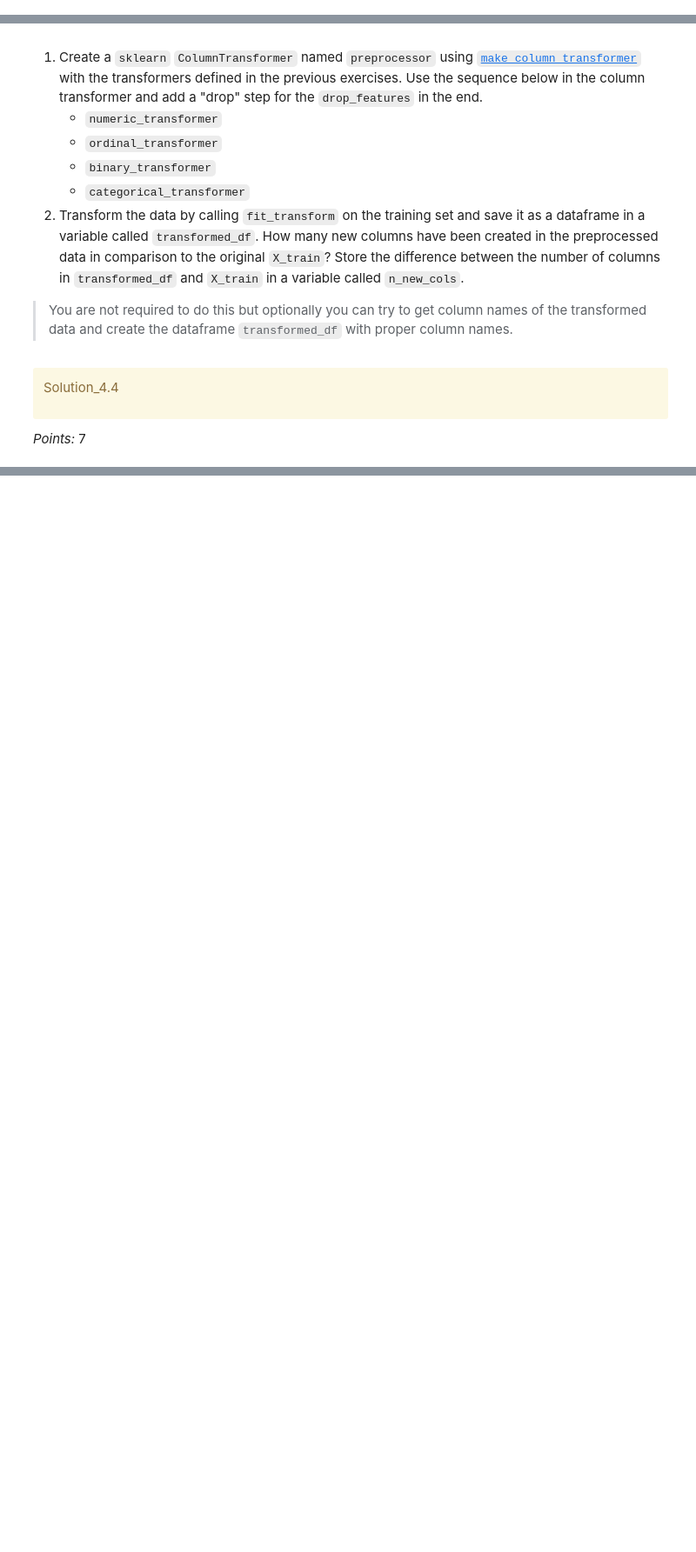
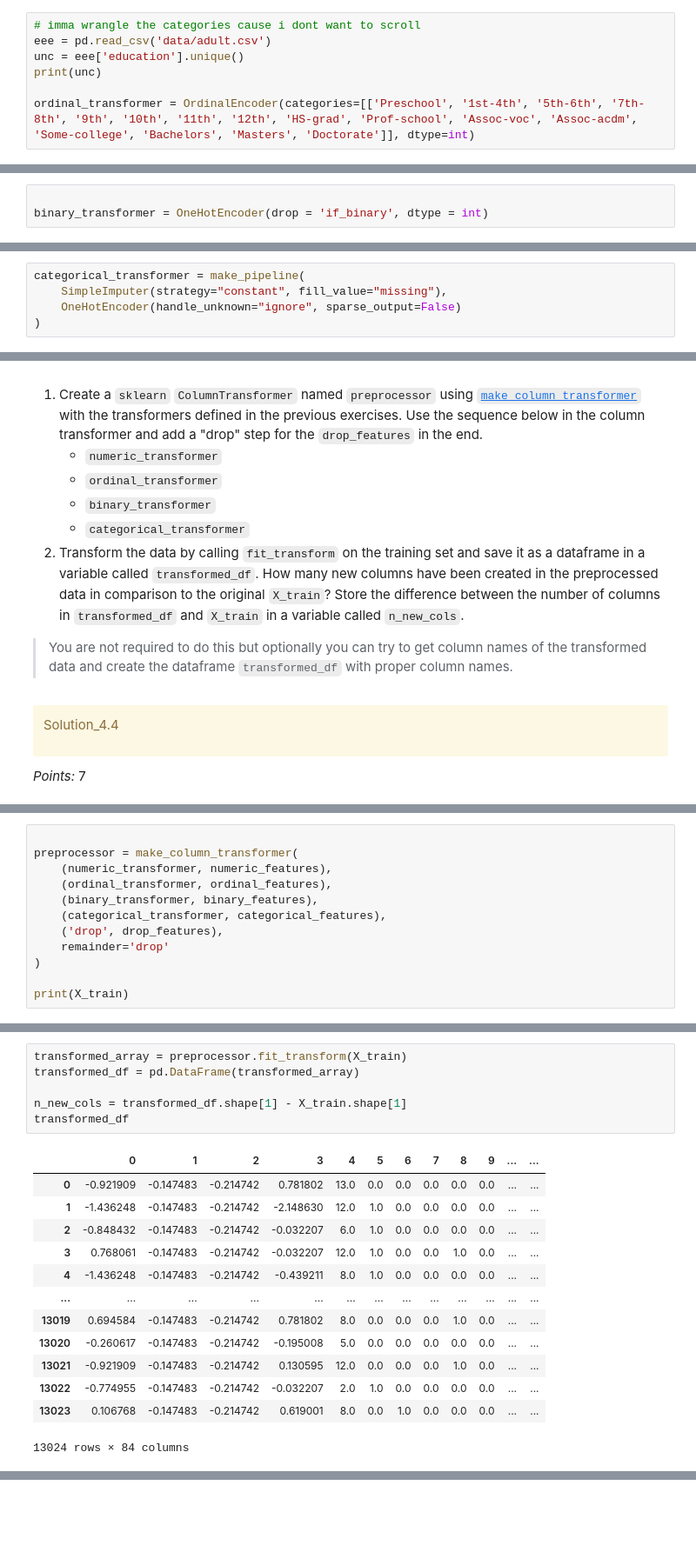
Before and after one commit to ryanhohoho/CPSC-330-hw3, a Jupyter notebook: hw3.ipynb, the cells around one changed output, grey strips where cells are left out. Shown at 87% size. Cells and saved outputs as stored; diff of their text form; blank space fills up the shorter version.

```diff
--- a/hw3.ipynb
+++ b/hw3.ipynb
@@ -387,0 +483,7 @@ ordinal_transformer = None
+# %%
+# imma wrangle the categories cause i dont want to scroll
+eee = pd.read_csv('data/adult.csv')
+unc = eee['education'].unique()
+print(unc)
+
+ordinal_transformer = OrdinalEncoder(categories=[['Preschool', '1st-4th', '5th-6th', '7th-8th', '9th', '10th', '11th', '12th', 'HS-grad', 'Prof-school', 'Assoc-voc', 'Assoc-acdm', 'Some-college', 'Bachelors', 'Masters', 'Doctorate']], dtype=int)
@@ -416,2 +525,5 @@ binary_transformer = None
+# %%
+
+binary_transformer = OneHotEncoder(drop = 'if_binary', dtype = int)
 # %%
 grader.check("q4.2")
@@ -445,2 +555,7 @@ categorical_transformer = None
+# %%
+categorical_transformer = make_pipeline(
+    SimpleImputer(strategy="constant", fill_value="missing"),
+    OneHotEncoder(handle_unknown="ignore", sparse_output=False)
+)
 # %%
 grader.check("q4.3")
@@ -478,0 +587,12 @@ n_new_cols = None
+# %%
+
+preprocessor = make_column_transformer(
+    (numeric_transformer, numeric_features),
+    (ordinal_transformer, ordinal_features),
+    (binary_transformer, binary_features),
+    (categorical_transformer, categorical_features),
+    ('drop', drop_features),
+    remainder='drop'
+)
+
+print(X_train)
@@ -479,2 +617,22 @@ n_new_cols = None
+# %%
+transformed_array = preprocessor.fit_transform(X_train)
+transformed_df = pd.DataFrame(transformed_array)
+
+n_new_cols = transformed_df.shape[1] - X_train.shape[1]
+transformed_df
+# %% [output]
+|  | 0 | 1 | 2 | 3 | 4 | 5 | 6 | 7 | 8 | 9 | ... | ... |
+| 0 | -0.921909 | -0.147483 | -0.214742 | 0.781802 | 13.0 | 0.0 | 0.0 | 0.0 | 0.0 | 0.0 | ... | ... |
+| 1 | -1.436248 | -0.147483 | -0.214742 | -2.148630 | 12.0 | 1.0 | 0.0 | 0.0 | 0.0 | 0.0 | ... | ... |
+| 2 | -0.848432 | -0.147483 | -0.214742 | -0.032207 | 6.0 | 1.0 | 0.0 | 0.0 | 0.0 | 0.0 | ... | ... |
+| 3 | 0.768061 | -0.147483 | -0.214742 | -0.032207 | 12.0 | 1.0 | 0.0 | 0.0 | 1.0 | 0.0 | ... | ... |
+| 4 | -1.436248 | -0.147483 | -0.214742 | -0.439211 | 8.0 | 1.0 | 0.0 | 0.0 | 0.0 | 0.0 | ... | ... |
+| ... | ... | ... | ... | ... | ... | ... | ... | ... | ... | ... | ... | ... |
+| 13019 | 0.694584 | -0.147483 | -0.214742 | 0.781802 | 8.0 | 0.0 | 0.0 | 0.0 | 1.0 | 0.0 | ... | ... |
+| 13020 | -0.260617 | -0.147483 | -0.214742 | -0.195008 | 5.0 | 0.0 | 0.0 | 0.0 | 0.0 | 0.0 | ... | ... |
+| 13021 | -0.921909 | -0.147483 | -0.214742 | 0.130595 | 12.0 | 0.0 | 0.0 | 0.0 | 1.0 | 0.0 | ... | ... |
+| 13022 | -0.774955 | -0.147483 | -0.214742 | -0.032207 | 2.0 | 1.0 | 0.0 | 0.0 | 0.0 | 0.0 | ... | ... |
+| 13023 | 0.106768 | -0.147483 | -0.214742 | 0.619001 | 8.0 | 0.0 | 1.0 | 0.0 | 0.0 | 0.0 | ... | ... |
+13024 rows × 84 columns
 # %%
 grader.check("q4.4")
```
Also changed, not shown: parts of 67 cells of this notebook.
